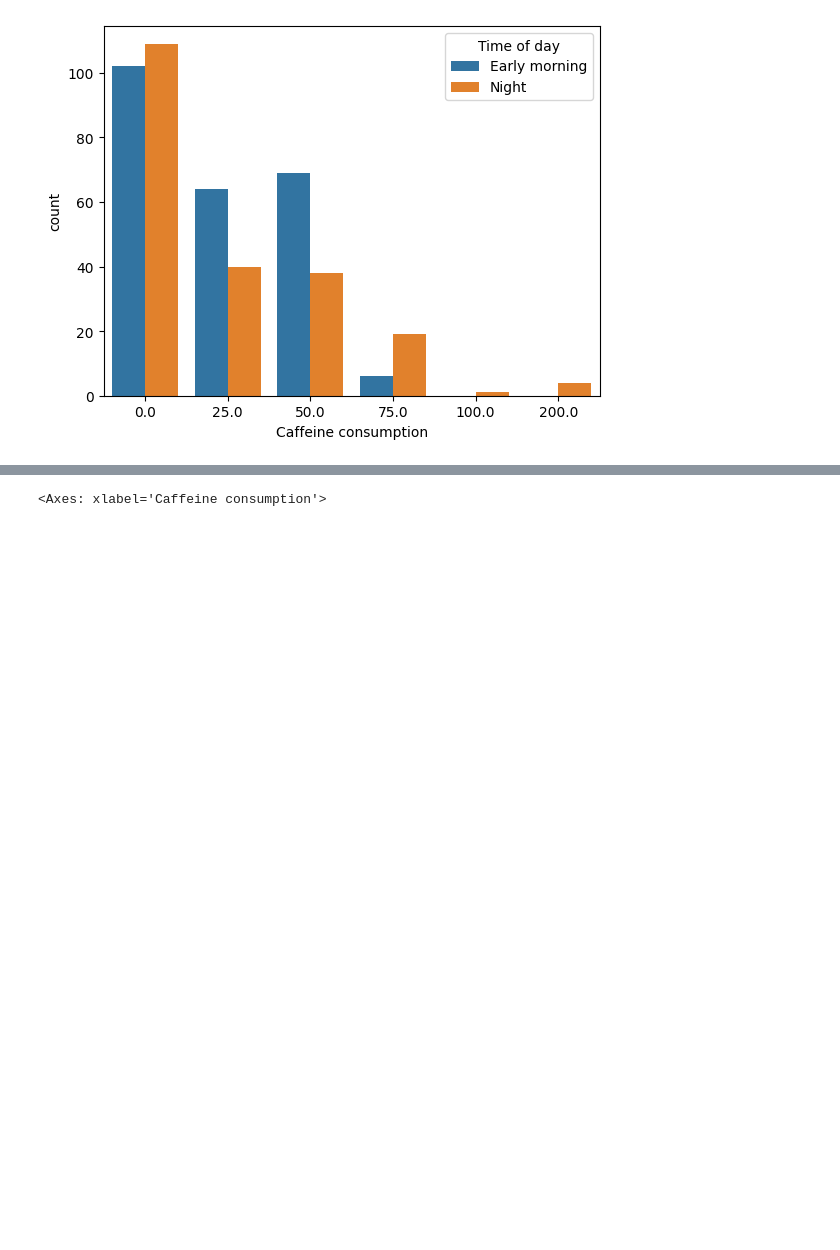
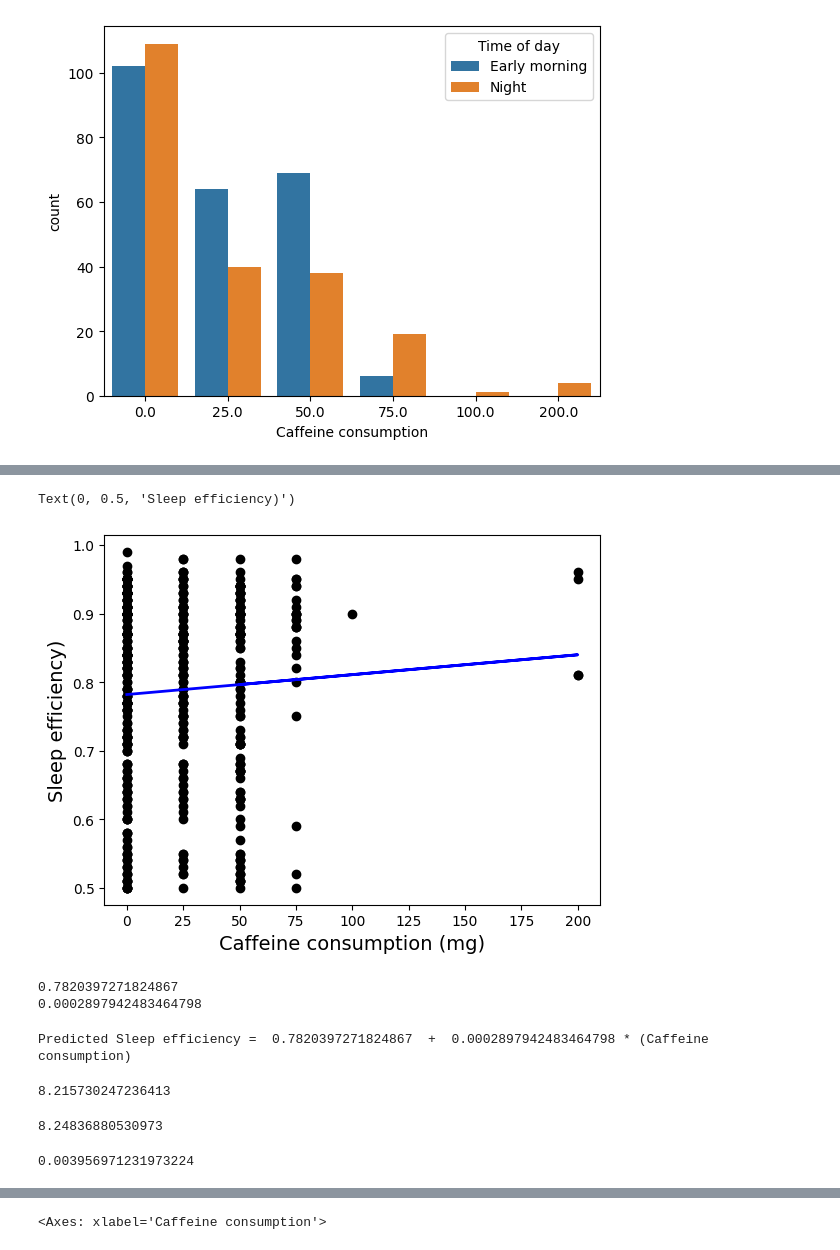
Before and after one commit to AvienReactor/CSE-Final, a Jupyter notebook: CaffeineVsSleep.ipynb, the cells around one changed output, grey strips where cells are left out. Drawn from its saved outputs; the diff is of its cells as text; code cells hidden in the pictures; blank space fills up the shorter version.

Commit message:
regressionupdate

```diff
--- a/CaffeineVsSleep.ipynb
+++ b/CaffeineVsSleep.ipynb
@@ -167,0 +173,40 @@ sns.scatterplot(Caffeinevssleep, x='Caffeine consumption', y= 'Sleep efficiency'
+# %%
+# Create input matrix X and output matrix y
+X= Caffeinevssleep[['Caffeine consumption']].values.reshape(-1, 1)
+y = Caffeinevssleep[['Sleep efficiency']].values.reshape(-1, 1)
+linModel = LinearRegression()
+linModel.fit(X, y)
+yPredicted = linModel.predict(X)
+plt.scatter(X, y, color='black')
+plt.plot(X, yPredicted, color='blue', linewidth=2)
+plt.xlabel('Caffeine consumption (mg)', fontsize=14)
+plt.ylabel('Sleep efficiency)', fontsize=14)
+# %% [output]
+Text(0, 0.5, 'Sleep efficiency)')
+[figure, added]
+# %%
+intercept = linModel.intercept_
+print(intercept[0])
+slope = linModel.coef_
+print(slope[0][0])
+# %% [output]
+0.7820397271824867
+0.0002897942483464798
+# %%
+print("Predicted Sleep efficiency = ", intercept[0], " + ", slope[0][0], "* (Caffeine consumption)")
+# %% [output]
+Predicted Sleep efficiency =  0.7820397271824867  +  0.0002897942483464798 * (Caffeine consumption)
+# %%
+SSEreg = sum((y - yPredicted) ** 2)[0]
+SSEreg
+# %% [output]
+8.215730247236413
+# %%
+SSEyBar = sum((y - np.mean(y)) ** 2)[0]
+SSEyBar
+# %% [output]
+8.24836880530973
+# %%
+(SSEyBar - SSEreg) / (SSEyBar)
+# %% [output]
+0.003956971231973224
```
Also changed, not shown: parts of 12 cells of this notebook.
